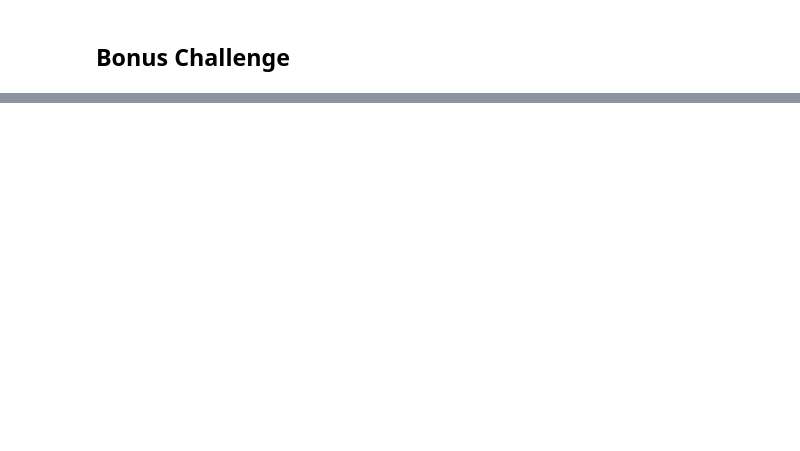
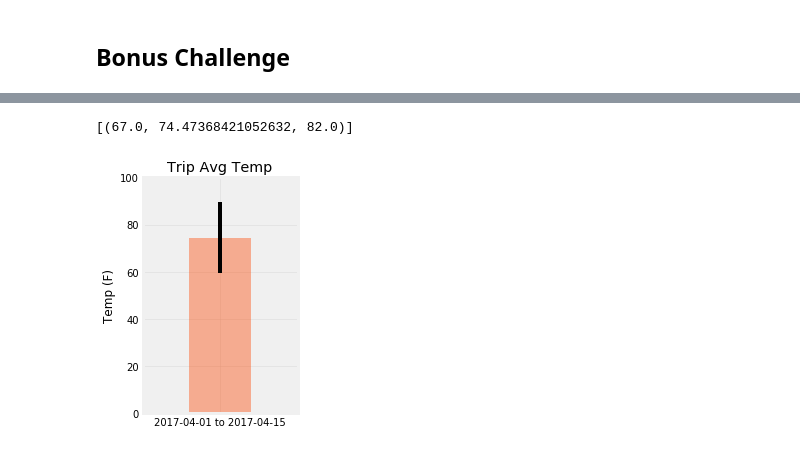
Before and after one commit to masitamohamad/SQLAlchemy-Challenge, a Jupyter notebook: climate_starter.ipynb, the cells around one changed output, grey strips where cells are left out. Cells and saved outputs as stored; diff of their text form; code cells hidden in the pictures; blank space fills up the shorter version.

```diff
--- a/climate_starter.ipynb
+++ b/climate_starter.ipynb
@@ -245,11 +247,39 @@ print(calc_temps('2012-02-28', '2012-03-05'))
 # %%
 # Use your previous function `calc_temps` to calculate the tmin, tavg, and tmax
 # for your trip using the previous year's data for those same dates.
+
+trip_start = '2017-04-01'
+trip_end = '2017-04-15'
+trip_temp = calc_temps(trip_start, trip_end)
+trip_temp
+# %% [output]
+[(67.0, 74.47368421052632, 82.0)]
 # %%
 # Plot the results from your previous query as a bar chart.
 # Use "Trip Avg Temp" as your Title
 # Use the average temperature for the y value
 # Use the peak-to-peak (tmax-tmin) value as the y error bar (yerr)
+
+trip_tmin = trip_temp[0][0]
+trip_tavg = trip_temp[0][1]
+trip_tmax = trip_temp[0][2]
+
+peak_to_peak = trip_tmax-trip_tmin
+
+plt.figure(figsize=(3,4))
+
+x = f"{trip_start} to {trip_end}"
+plt.bar(x, trip_tavg, yerr=peak_to_peak, color = 'orangered', alpha = .4)
+plt.ylim(0, 100)
+plt.xlim(-1, 1)
+plt.title('Trip Avg Temp')
+plt.ylabel('Temp (F)')
+plt.grid(alpha=.3)
+plt.tight_layout()
+
+plt.show()
+# %% [output]
+[figure, added]
 # %%
 # Calculate the total amount of rainfall per weather station for your trip dates using the previous year's matching dates.
 # Sort this in descending order by precipitation amount and list the station, name, latitude, longitude, and elevation
```
Also changed, not shown: parts of 17 cells of this notebook.
